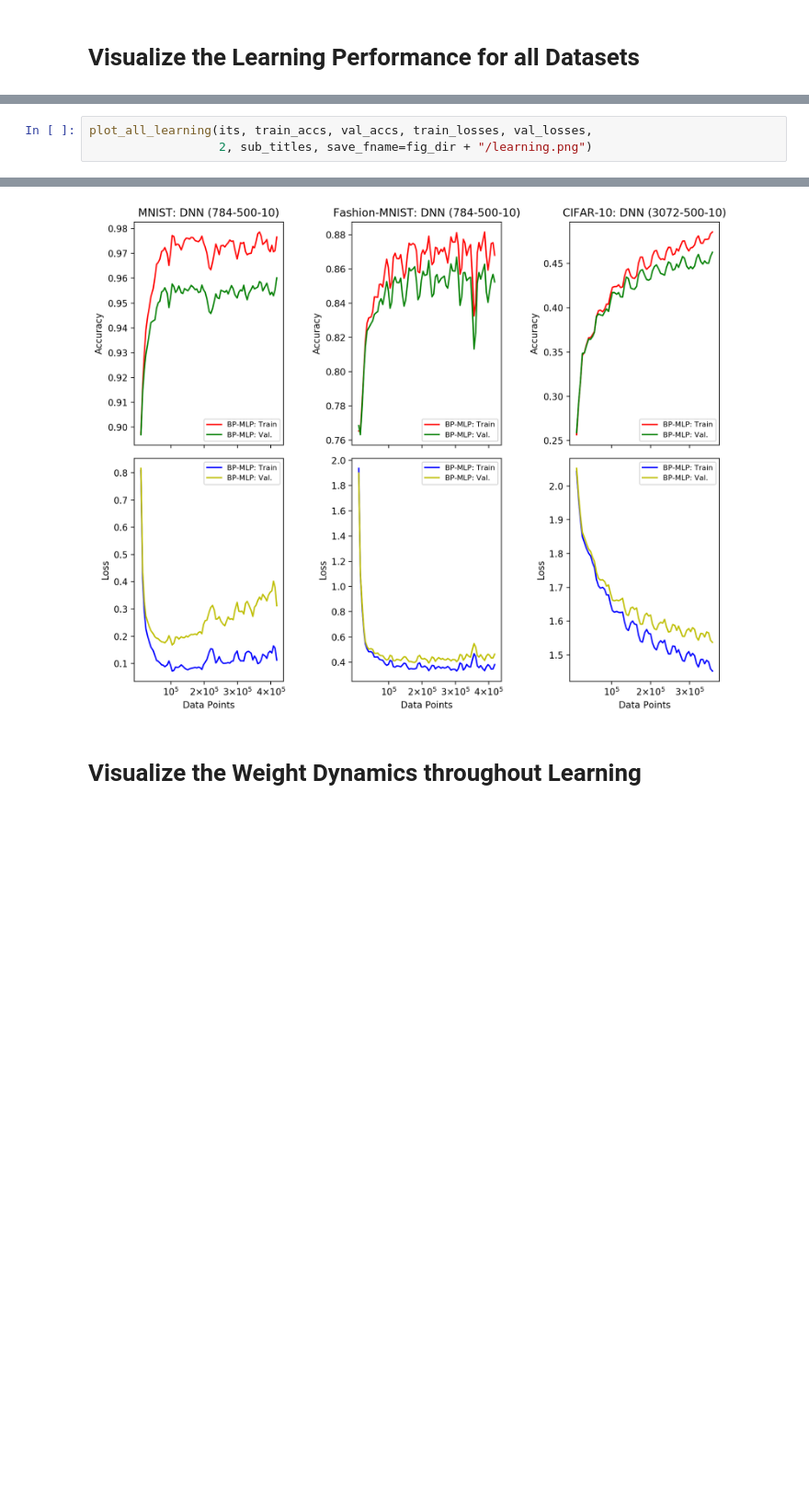
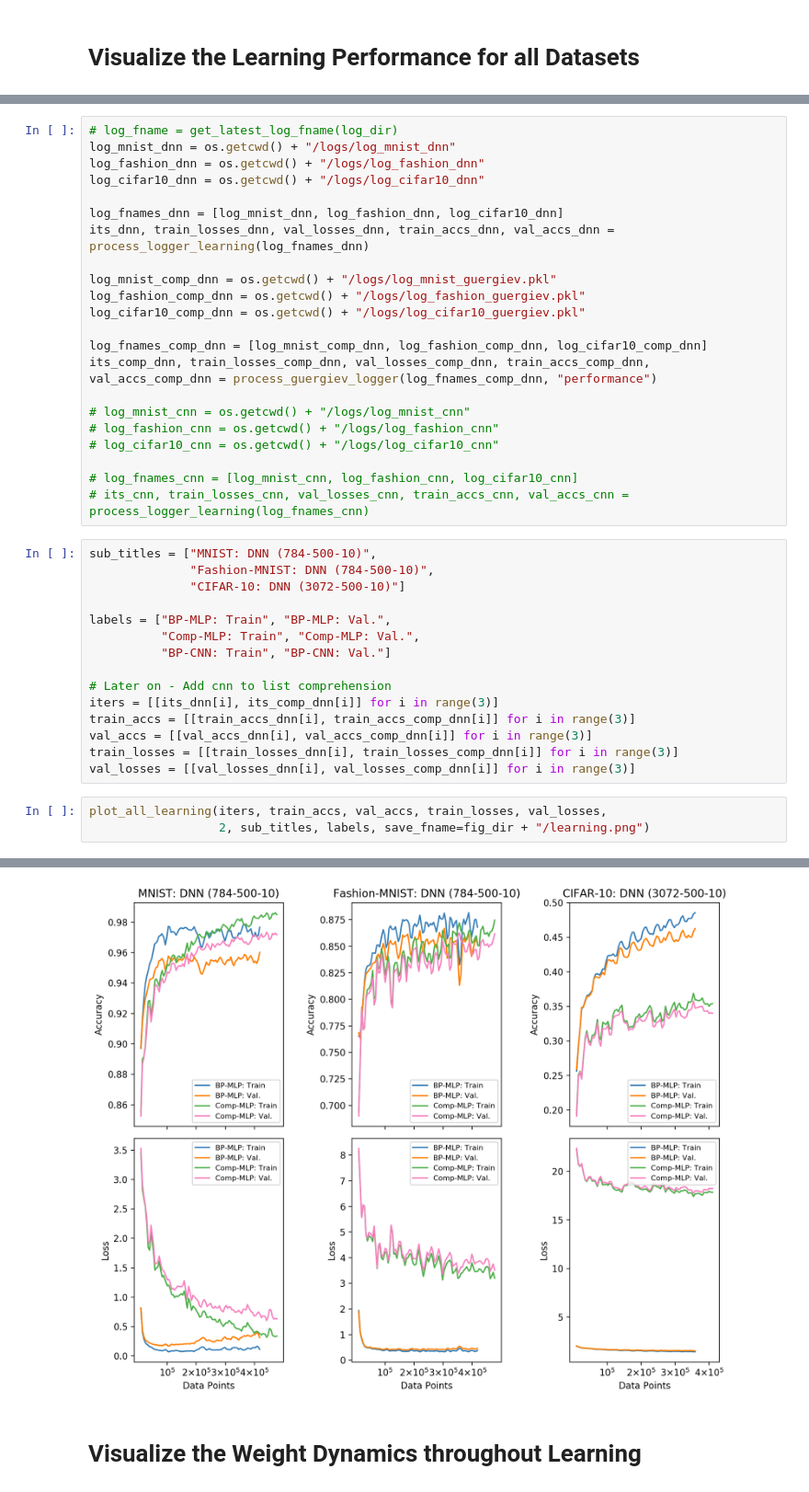
Before and after one commit to RobertTLange/Bio-Plausible-DeepLearning, a Jupyter notebook: workspace_viz.ipynb, the cells around one changed output, grey strips where cells are left out. Shown: that part at 92% size. Saved outputs shown, nothing was run; the diff lists cells and outputs as text; blank space fills up the shorter version.

Commit message:
Log 20/01/19a - Performance Plot with Guergiev

```diff
--- a/workspace_viz.ipynb
+++ b/workspace_viz.ipynb
@@ -77,9 +67,46 @@ sub_titles = ["MNIST: DNN (784-500-10)",
+# %%
+# log_fname = get_latest_log_fname(log_dir)
+log_mnist_dnn = os.getcwd() + "/logs/log_mnist_dnn"
+log_fashion_dnn = os.getcwd() + "/logs/log_fashion_dnn"
+log_cifar10_dnn = os.getcwd() + "/logs/log_cifar10_dnn"
+
+log_fnames_dnn = [log_mnist_dnn, log_fashion_dnn, log_cifar10_dnn]
+its_dnn, train_losses_dnn, val_losses_dnn, train_accs_dnn, val_accs_dnn = process_logger_learning(log_fnames_dnn)
+
+log_mnist_comp_dnn = os.getcwd() + "/logs/log_mnist_guergiev.pkl"
+log_fashion_comp_dnn = os.getcwd() + "/logs/log_fashion_guergiev.pkl"
+log_cifar10_comp_dnn = os.getcwd() + "/logs/log_cifar10_guergiev.pkl"
+
+log_fnames_comp_dnn = [log_mnist_comp_dnn, log_fashion_comp_dnn, log_cifar10_comp_dnn]
+its_comp_dnn, train_losses_comp_dnn, val_losses_comp_dnn, train_accs_comp_dnn, val_accs_comp_dnn = process_guergiev_logger(log_fnames_comp_dnn, "performance")
+
+# log_mnist_cnn = os.getcwd() + "/logs/log_mnist_cnn"
+# log_fashion_cnn = os.getcwd() + "/logs/log_fashion_cnn"
+# log_cifar10_cnn = os.getcwd() + "/logs/log_cifar10_cnn"
+
+# log_fnames_cnn = [log_mnist_cnn, log_fashion_cnn, log_cifar10_cnn]
+# its_cnn, train_losses_cnn, val_losses_cnn, train_accs_cnn, val_accs_cnn = process_logger_learning(log_fnames_cnn)
+# %%
+sub_titles = ["MNIST: DNN (784-500-10)",
+              "Fashion-MNIST: DNN (784-500-10)",
+              "CIFAR-10: DNN (3072-500-10)"]
+
+labels = ["BP-MLP: Train", "BP-MLP: Val.",
+          "Comp-MLP: Train", "Comp-MLP: Val.",
+          "BP-CNN: Train", "BP-CNN: Val."]
+
+# Later on - Add cnn to list comprehension
+iters = [[its_dnn[i], its_comp_dnn[i]] for i in range(3)]
+train_accs = [[train_accs_dnn[i], train_accs_comp_dnn[i]] for i in range(3)]
+val_accs = [[val_accs_dnn[i], val_accs_comp_dnn[i]] for i in range(3)]
+train_losses = [[train_losses_dnn[i], train_losses_comp_dnn[i]] for i in range(3)]
+val_losses = [[val_losses_dnn[i], val_losses_comp_dnn[i]] for i in range(3)]
 # %%
-plot_all_learning(its, train_accs, val_accs, train_losses, val_losses,
-                  2, sub_titles, save_fname=fig_dir + "/learning.png")
+plot_all_learning(iters, train_accs, val_accs, train_losses, val_losses,
+                  2, sub_titles, labels, save_fname=fig_dir + "/learning.png")
 # %% [output]
 Saved figure to /Users/rtl/Dropbox/PHD_ECN/COURSES/WiSe_2018_Models_of_Neural_Systems/PROJECT/CODE/figures/learning.png
-[figure, old version]
+[figure, new version]
 # %% [markdown]
 # Visualize the Weight Dynamics throughout Learning
 # %%
```
Also changed, not shown: parts of 8 cells of this notebook, 11 other files.
